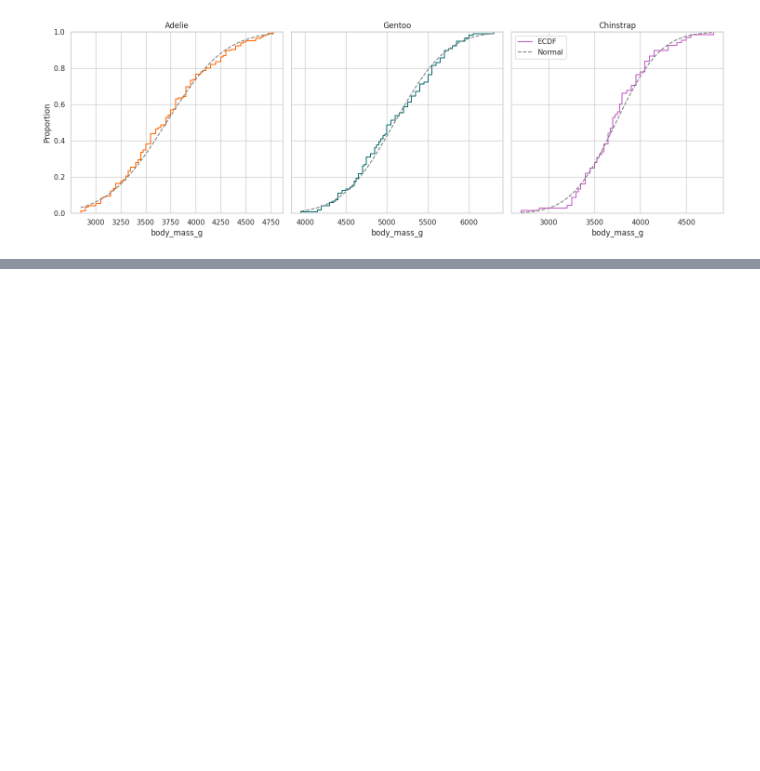
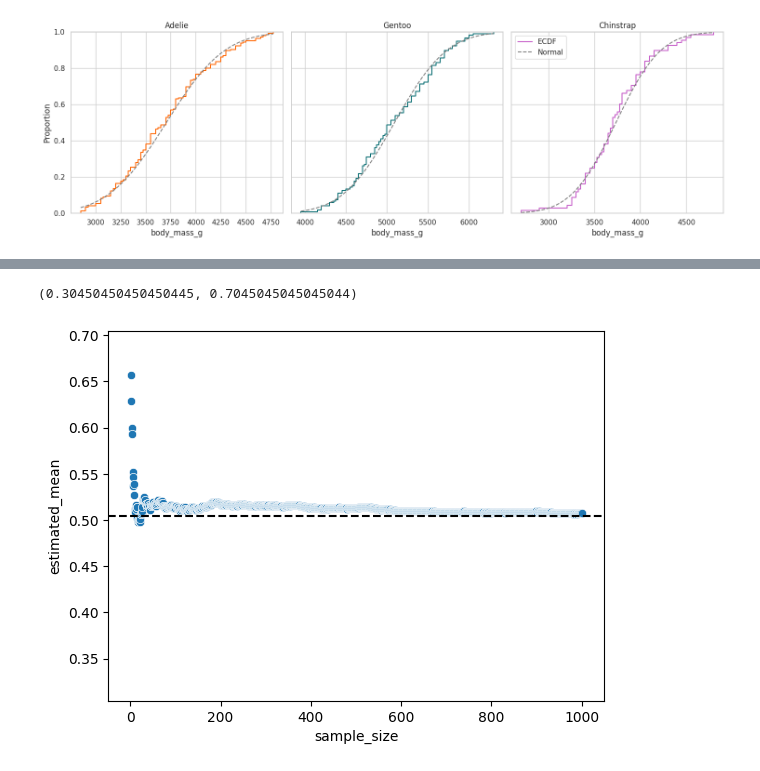
Before and after one commit to DiegoLerma/palmer_penguins_data_analysis, a Jupyter notebook: notebooks/0-0-dclt-download_data.ipynb, the cells around one changed output, grey strips where cells are left out. Cells and saved outputs as stored; diff of their text form; code cells hidden in the pictures; blank space fills up the shorter version.

```diff
--- a/notebooks/0-0-dclt-download_data.ipynb
+++ b/notebooks/0-0-dclt-download_data.ipynb
@@ -902,0 +1079,22 @@ plt.show()
+# %%
+sample_size_experiment=pd.DataFrame(
+    [[i,samples_df.iloc[:, :i].mean().mean().mean()] for i in range(1, number_samples+1)],
+    columns=['sample_size', 'estimated_mean']
+)
+# %%
+sns.scatterplot(
+    data=sample_size_experiment,
+    x='sample_size',
+    y='estimated_mean'
+)
+
+plt.axhline(
+    y=sex_numeric.mean(),
+    color='black',
+    linestyle='--',
+)
+
+plt.ylim([sex_numeric.mean() - 0.2, sex_numeric.mean()+0.2])
+# %% [output]
+(0.30450450450450445, 0.7045045045045044)
+[figure, added]
```
Also changed, not shown: parts of 12 cells of this notebook.
